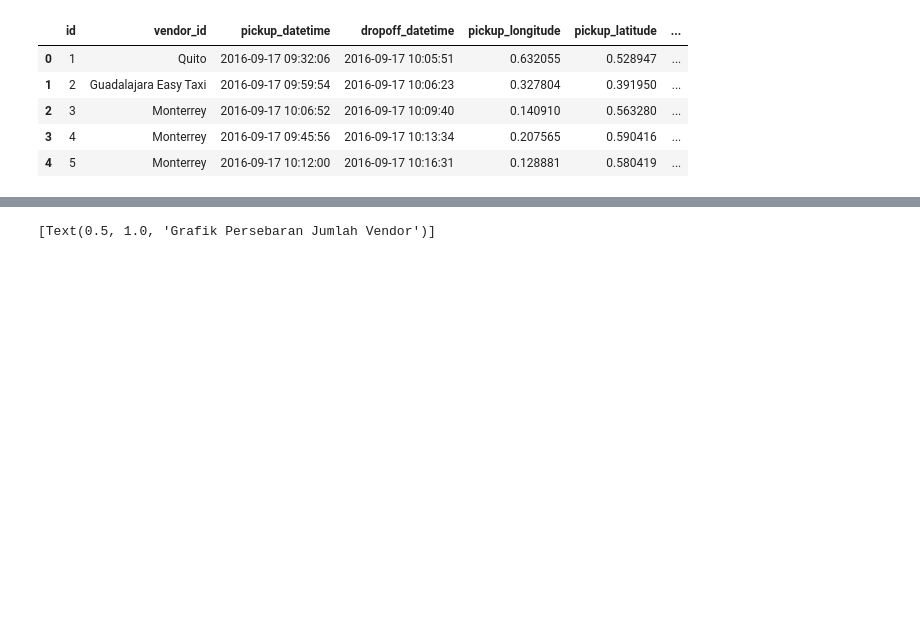
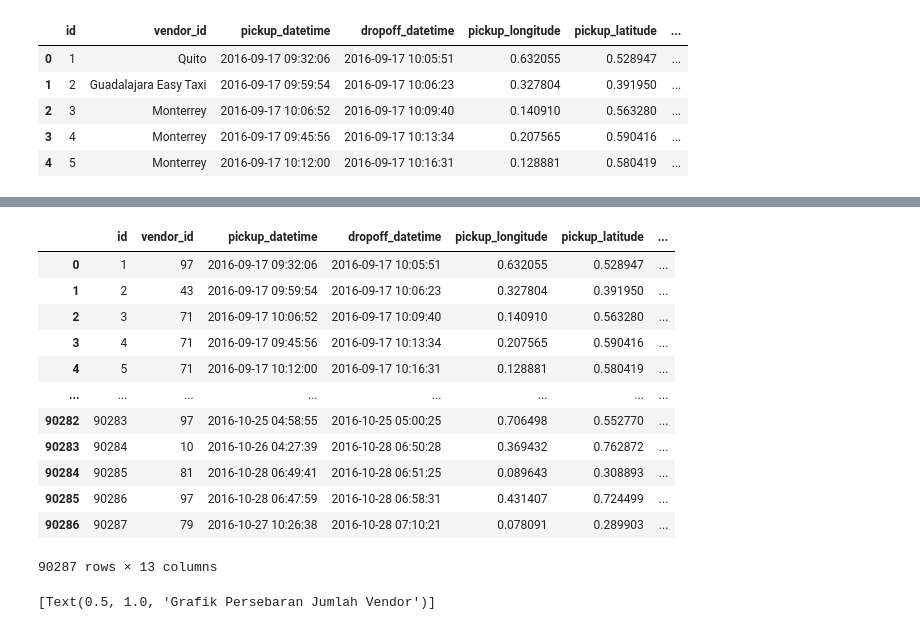
Before and after one commit to frfusch21/DTS_GGU_5, a Jupyter notebook: tarif_all_data.ipynb, the cells around one changed output, grey strips where cells are left out. Drawn from its saved outputs; the diff is of its cells as text; code cells hidden in the pictures; blank space fills up the shorter version.

```diff
--- a/tarif_all_data.ipynb
+++ b/tarif_all_data.ipynb
@@ -19,2 +38,21 @@ df_all.head()
+# %%
+le = LabelEncoder()
+
+df_all['vendor_id']= le.fit_transform(df_all['vendor_id'])
+df_all
+# %% [output]
+|  | id | vendor_id | pickup_datetime | dropoff_datetime | pickup_longitude | pickup_latitude | ... |
+| 0 | 1 | 97 | 2016-09-17 09:32:06 | 2016-09-17 10:05:51 | 0.632055 | 0.528947 | ... |
+| 1 | 2 | 43 | 2016-09-17 09:59:54 | 2016-09-17 10:06:23 | 0.327804 | 0.391950 | ... |
+| 2 | 3 | 71 | 2016-09-17 10:06:52 | 2016-09-17 10:09:40 | 0.140910 | 0.563280 | ... |
+| 3 | 4 | 71 | 2016-09-17 09:45:56 | 2016-09-17 10:13:34 | 0.207565 | 0.590416 | ... |
+| 4 | 5 | 71 | 2016-09-17 10:12:00 | 2016-09-17 10:16:31 | 0.128881 | 0.580419 | ... |
+| ... | ... | ... | ... | ... | ... | ... | ... |
+| 90282 | 90283 | 97 | 2016-10-25 04:58:55 | 2016-10-25 05:00:25 | 0.706498 | 0.552770 | ... |
+| 90283 | 90284 | 10 | 2016-10-26 04:27:39 | 2016-10-28 06:50:28 | 0.369432 | 0.762872 | ... |
+| 90284 | 90285 | 81 | 2016-10-28 06:49:41 | 2016-10-28 06:51:25 | 0.089643 | 0.308893 | ... |
+| 90285 | 90286 | 97 | 2016-10-28 06:47:59 | 2016-10-28 06:58:31 | 0.431407 | 0.724499 | ... |
+| 90286 | 90287 | 79 | 2016-10-27 10:26:38 | 2016-10-28 07:10:21 | 0.078091 | 0.289903 | ... |
+90287 rows × 13 columns
 # %%
 sns.set(rc = {'figure.figsize':(20,30)})
```
Also changed, not shown: parts of 20 cells of this notebook.
